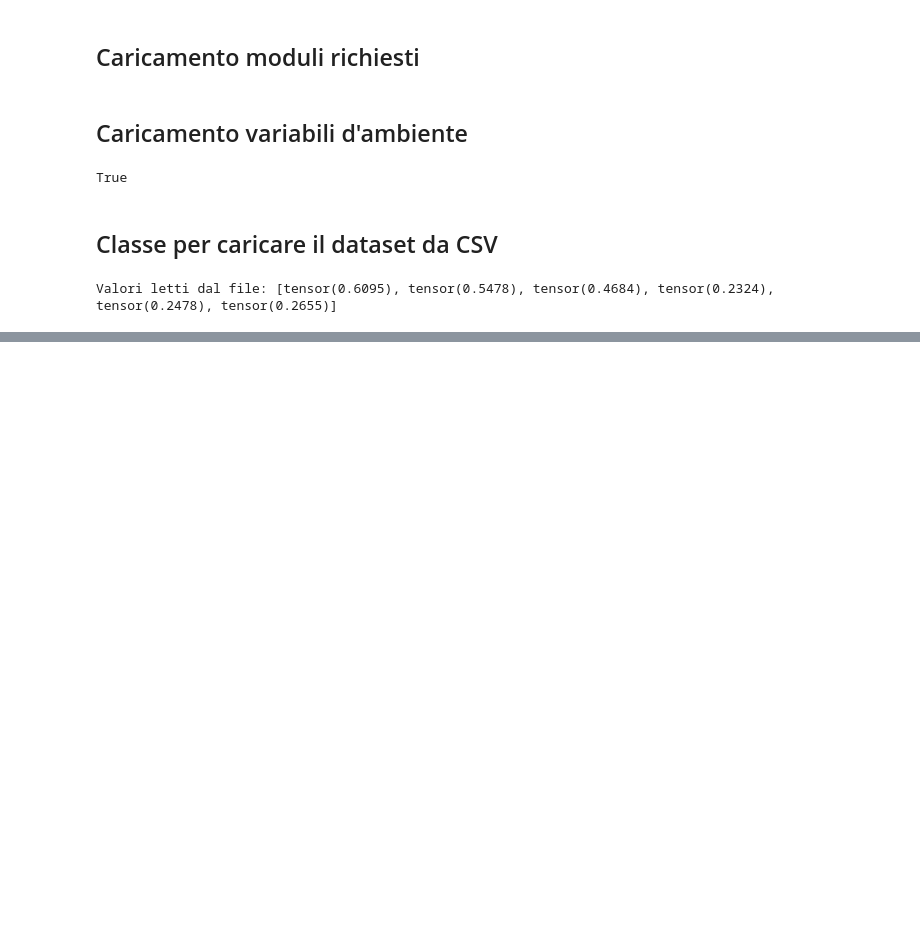
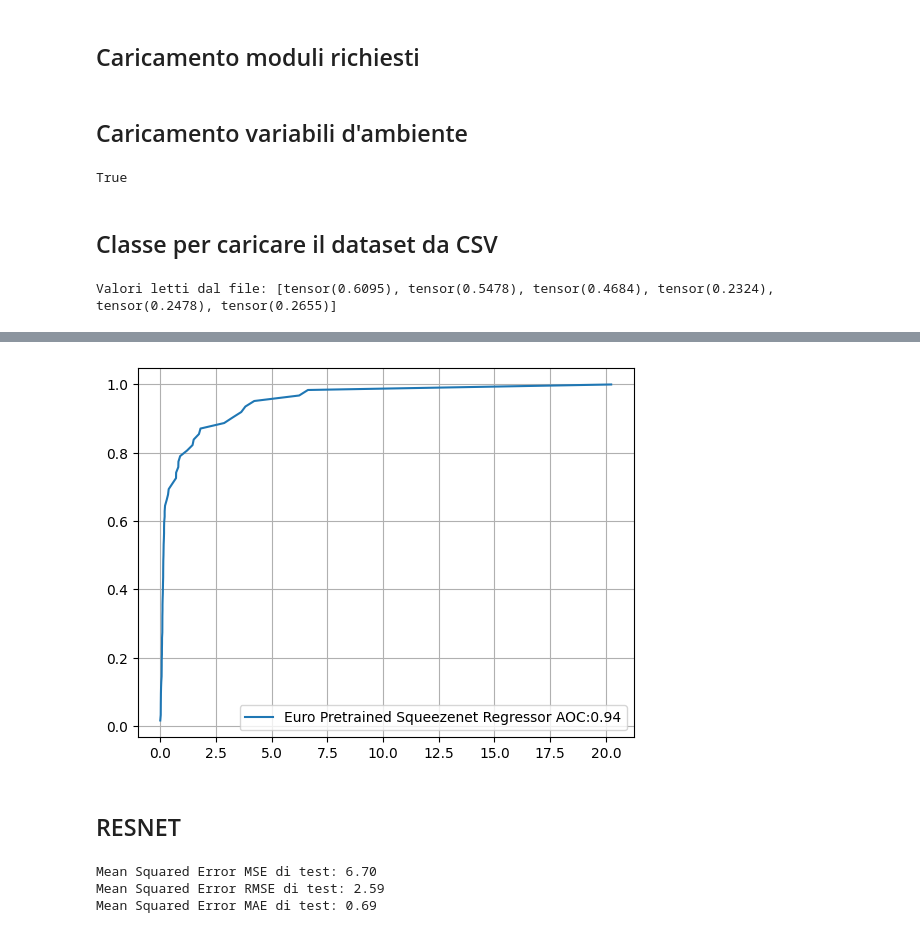
Before and after one commit to perrypotte/Progetto_ml, a Jupyter notebook: regression_test.ipynb, the cells around one changed output, grey strips where cells are left out. Saved outputs shown, nothing was run; the diff lists cells and outputs as text; code cells hidden in the pictures; blank space fills up the shorter version.

```diff
--- a/regression_test.ipynb
+++ b/regression_test.ipynb
@@ -182,0 +185,5 @@ plt.show()
+# %%
+checkpoint=torch.load(os.getenv("PATH_SQUEEZENET_PRETRAINED_BEST"),map_location='cpu')
+squeezenet_pretrained_regression=checkpoint["model"]
+# %%
+predictions,labels=test_classifier(squeezenet_pretrained_regression,test_loader)
@@ -182,0 +198,10 @@ plt.show()
+# %%
+squeezenet_pretrained_rec=rec_curve(predictions,labels)
+plt.plot(squeezenet_pretrained_rec[0],squeezenet_pretrained_rec[1])
+plt.legend(["Euro Pretrained Squeezenet Regressor AOC:%0.2f"%squeezenet_pretrained_rec[2]])
+plt.grid()
+plt.show()
+# %% [output]
+[figure, added]
+# %% [markdown]
+## RESNET
@@ -182,0 +213,8 @@ plt.show()
+# %%
+print("Mean Squared Error MSE di test: {:0.2f}".format(((predictions-labels)**2).mean()))
+print("Mean Squared Error RMSE di test: {:0.2f}".format((((predictions-labels)**2).mean())**(1/2)))
+print("Mean Squared Error MAE di test: {:0.2f}".format(abs(predictions-labels).mean()))
+# %% [output]
+Mean Squared Error MSE di test: 6.70
+Mean Squared Error RMSE di test: 2.59
+Mean Squared Error MAE di test: 0.69
```
Also changed, not shown: parts of 12 cells of this notebook, 4 other files.
